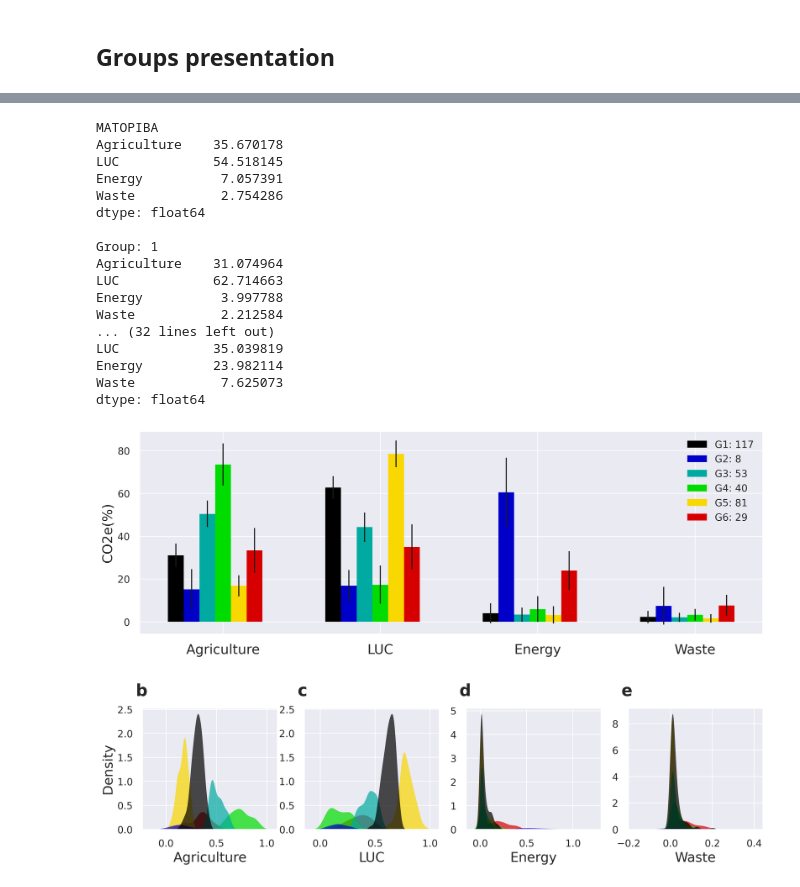
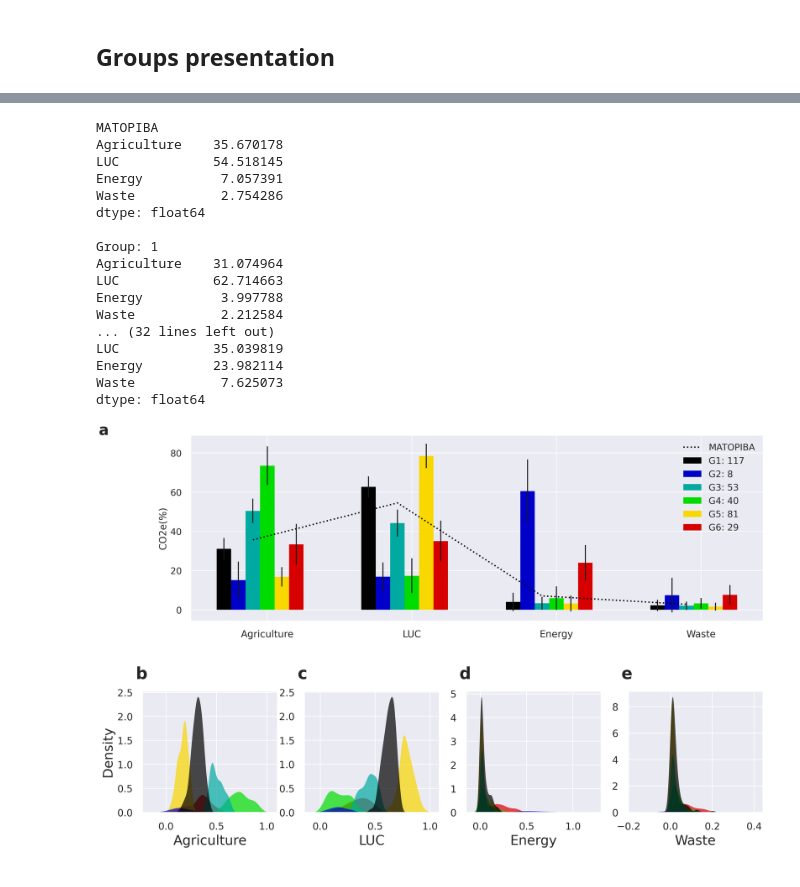
Before and after one commit to lucas-fpaiva/matopiba_emissions, a Jupyter notebook: code/groups.ipynb, the cells around one changed output, grey strips where cells are left out. Cells and saved outputs as stored; diff of their text form; code cells hidden in the pictures.

```diff
--- a/code/groups.ipynb
+++ b/code/groups.ipynb
@@ -397,41 +392,40 @@ def bar_grupos(dados_sc,k):
 
   dado_g = dados_sc.drop(['group'],axis=1)
   r = [x-3*barWidth for x in r]
-  ax.grid(True)
-  ax.plot(r,dado_g.mean()*100,':',label=('MATOPIBA'),
+  plt.grid(True)
+  plt.plot(r,dado_g.mean()*100,':',label=('MATOPIBA'),
         linewidth=2,color = 'black')
 
-  plt'.xticks([r + barWidth for r in range(len(dado_g.mean()))],x,fontsize=fontsize)
+  plt.xticks([r + barWidth for r in range(len(dado_g.mean()))],x,fontsize=fontsize)
   plt.ylabel('CO2e(%)',fontsize=fontsize)
   plt.legend()
 
-  ax.text(-0.15, 0.6, 'a', transform=ax.transAxes,
-            size=22, weight='bold')
+  plt.text(-0.15, 0.6, 'a', transform=ax.transAxes, size=22, weight='bold')
 
 
 
 bar_grupos(data[features_group],max(data.group))
 
 plt.savefig("/content/matopiba_emissions/output/figure2b.pdf", format="pdf", dpi=1000)
 # %% [output]
 MATOPIBA
 Agriculture    35.670178
 LUC            54.518145
 Energy          7.057391
 Waste           2.754286
 dtype: float64
 
 Group: 1
 Agriculture    31.074964
 LUC            62.714663
 Energy          3.997788
 Waste           2.212584
 ... (32 lines left out)
 LUC            35.039819
 Energy         23.982114
 Waste           7.625073
 dtype: float64
-[figure, old version]
+[figure, new version]
 # %%
 color = []
 for i in range(1,k+1):
```
Also changed, not shown: parts of 1 cell of this notebook.
